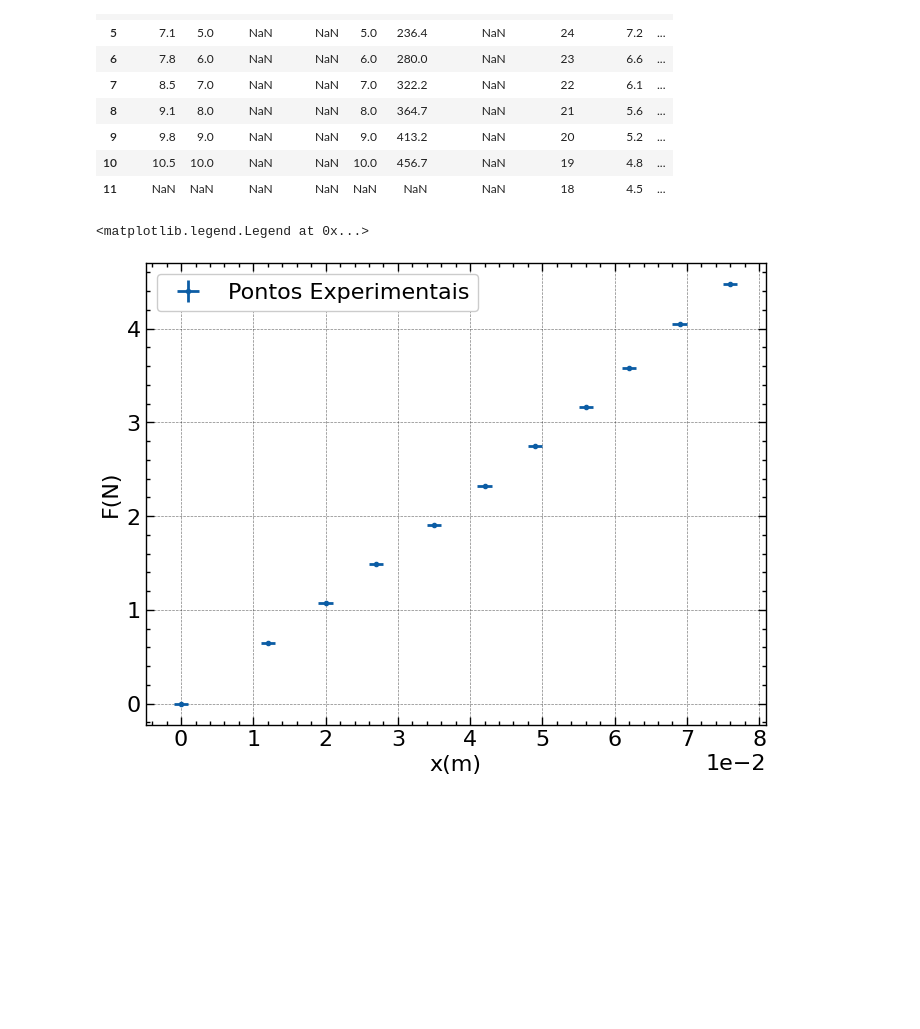
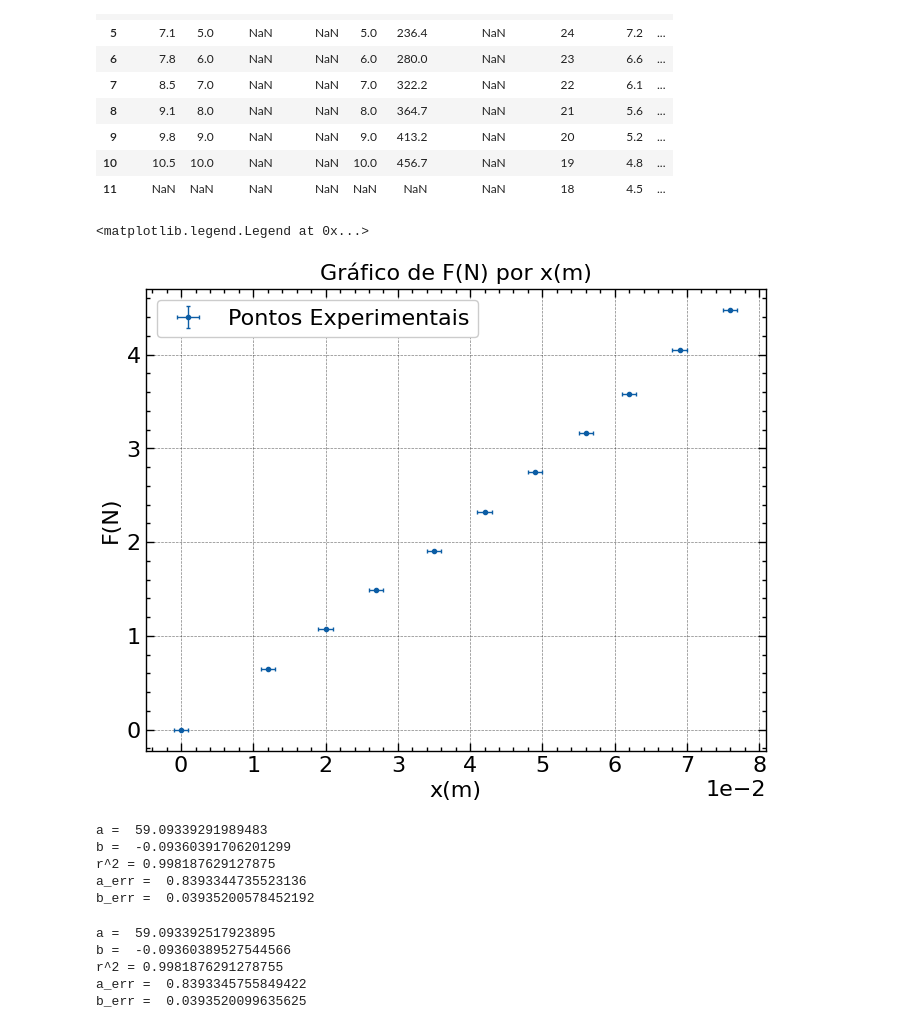
Before and after one commit to matncb/laboratorio-fisica1, a Jupyter notebook: pratica2/exp1.ipynb, the cells around one changed output. Drawn from its saved outputs; the diff is of its cells as text; code cells hidden in the pictures; blank space fills up the shorter version.

```diff
--- a/pratica2/exp1.ipynb
+++ b/pratica2/exp1.ipynb
@@ -38,13 +52,54 @@ data
 | 10 | 10.5 | 10.0 | NaN | NaN | 10.0 | 456.7 | NaN | 19 | 4.8 | ... |
 | 11 | NaN | NaN | NaN | NaN | NaN | NaN | NaN | 18 | 4.5 | ... |
 # %%
-plt.errorbar(x_data, y_data, xerr = x_err, yerr = y_err, marker = 'o', ls = '', ms = 3, label ="Pontos Experimentais")
+#plot só com os pontos
+
+plt.errorbar(x_data, y_data, xerr = x_err, yerr = y_err, marker = 'o', ls = '', ms = 3, capsize=1.5, elinewidth=1,label ="Pontos Experimentais")
+plt.title(r'Gráfico de F(N) por x(m)')
 
 plt.xlabel(r'x(m)')
 plt.ylabel(r'F(N)')
 plt.ticklabel_format(style='sci', axis='x', scilimits=(0,0))
 plt.legend()
 # %% [output]
 <matplotlib.legend.Legend at 0x...>
-[figure, old version]
+[figure, new version]
+# %%
+#fazer fit forma 1 (queria testar se da na mesma -- e da exatamente os mesmos resultados)
+#esse jeito funciona pra qualquer função
+
+def func(x,a, b):
+    return a*x + b
+
+popt, pcov = curve_fit(func, x_data, y_data)
+a, b = popt
+a_err, b_err = np.sqrt(np.diag(pcov))
+r2 = r2_score(y_data, func(x_data, *popt))
+print('a = ', a)
+print('b = ', b)
+print(r'r^2 =', r2)
+print('a_err = ', a_err)
+print('b_err = ', b_err)
+# %% [output]
+a =  59.09339291989483
+b =  -0.09360391706201299
+r^2 = 0.998187629127875
+a_err =  0.8393344735523136
+b_err =  0.03935200578452192
+# %%
+#fit da segunda forma
+
+result = scipy.stats.linregress(x_data, y_data)
+
+print('a = ', result.slope)
+print('b = ', result.intercept)
+print(r'r^2 =', result.rvalue**2)
+print('a_err = ', result.stderr)
+print('b_err = ', result.intercept_stderr)
+# %% [output]
+a =  59.093392517923895
+b =  -0.09360389527544566
+r^2 = 0.9981876291278755
+a_err =  0.8393345755849422
+b_err =  0.0393520099635625
 # %%
```
Also changed, not shown: parts of 6 cells of this notebook, 1 other file.
